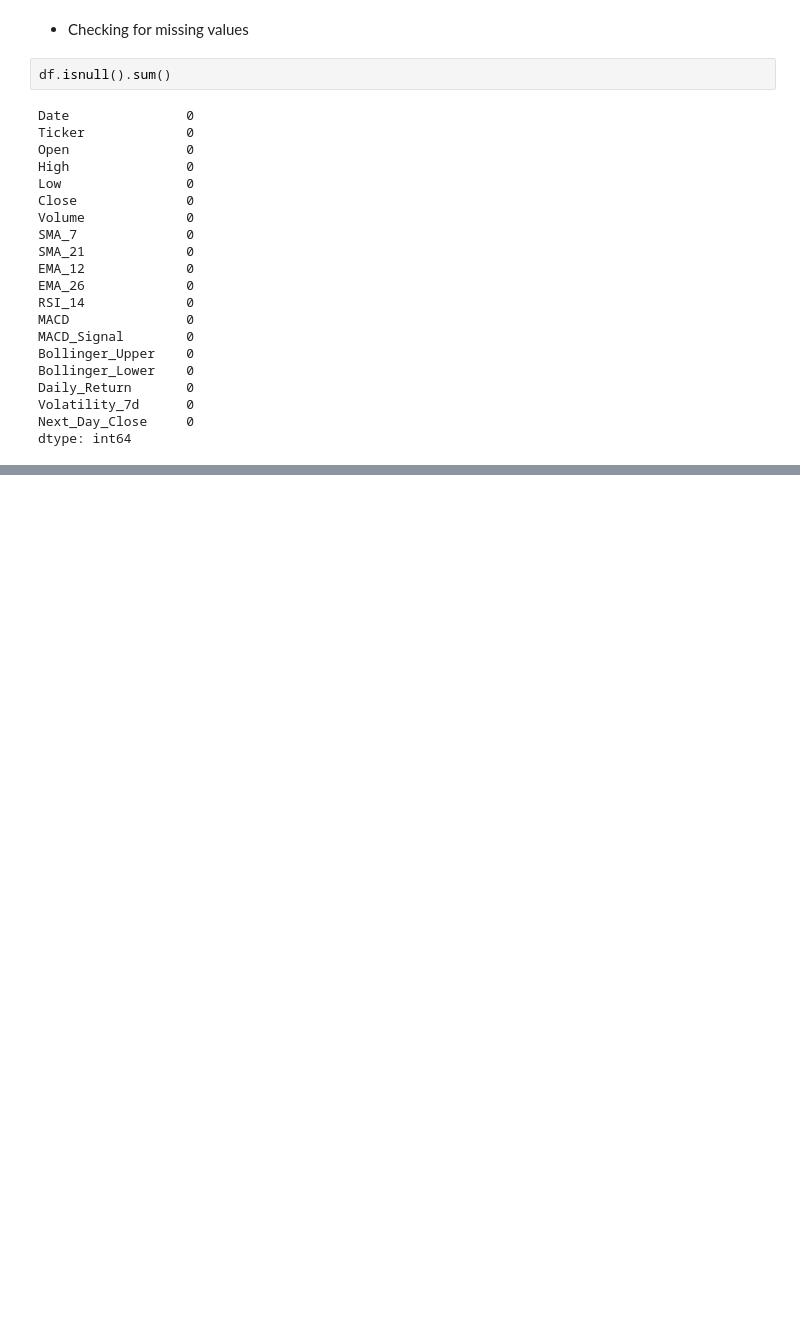
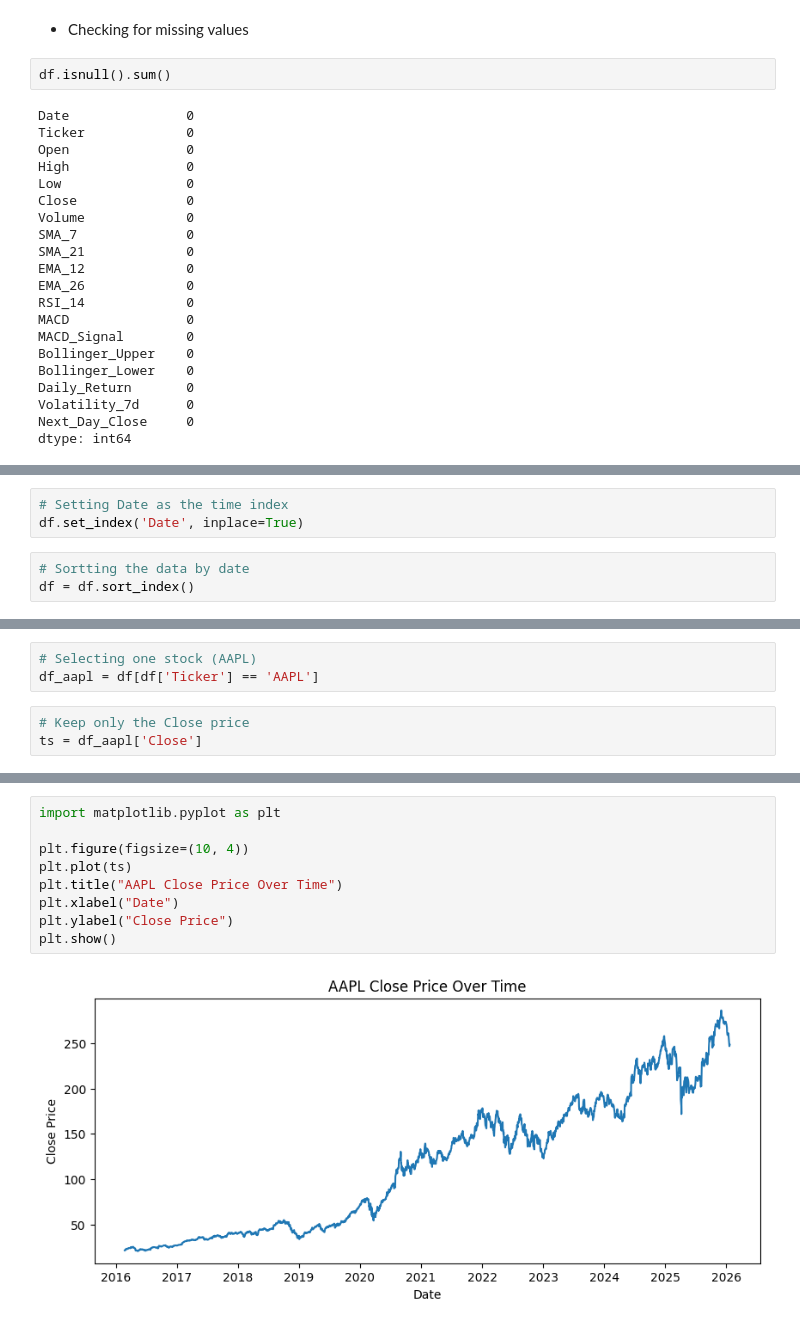
Before and after one commit to Agumekenneth/Time-series-, a Jupyter notebook: practical/ts.ipynb, the cells around one changed output, grey strips where cells are left out. Saved outputs shown, nothing was run; the diff lists cells and outputs as text; blank space fills up the shorter version.

```diff
--- a/practical/ts.ipynb
+++ b/practical/ts.ipynb
@@ -80,0 +86,6 @@ dtype: int64
+# %%
+# Setting Date as the time index
+df.set_index('Date', inplace=True)
+# %%
+# Sortting the data by date
+df = df.sort_index()
@@ -80,0 +129,6 @@ dtype: int64
+# %%
+# Selecting one stock (AAPL)
+df_aapl = df[df['Ticker'] == 'AAPL']
+# %%
+# Keep only the Close price
+ts = df_aapl['Close']
@@ -80,0 +146,11 @@ dtype: int64
+# %%
+import matplotlib.pyplot as plt
+
+plt.figure(figsize=(10, 4))
+plt.plot(ts)
+plt.title("AAPL Close Price Over Time")
+plt.xlabel("Date")
+plt.ylabel("Close Price")
+plt.show()
+# %% [output]
+[figure, added]
```
Also changed, not shown: parts of 7 cells of this notebook.
